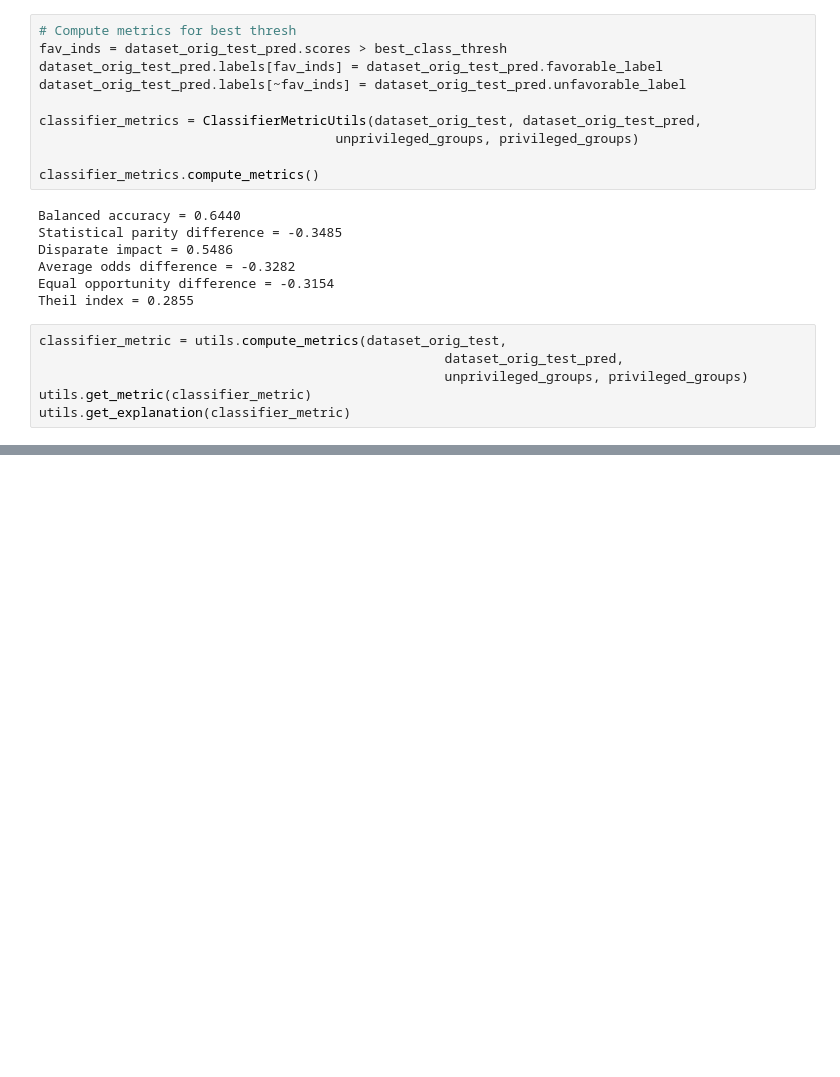
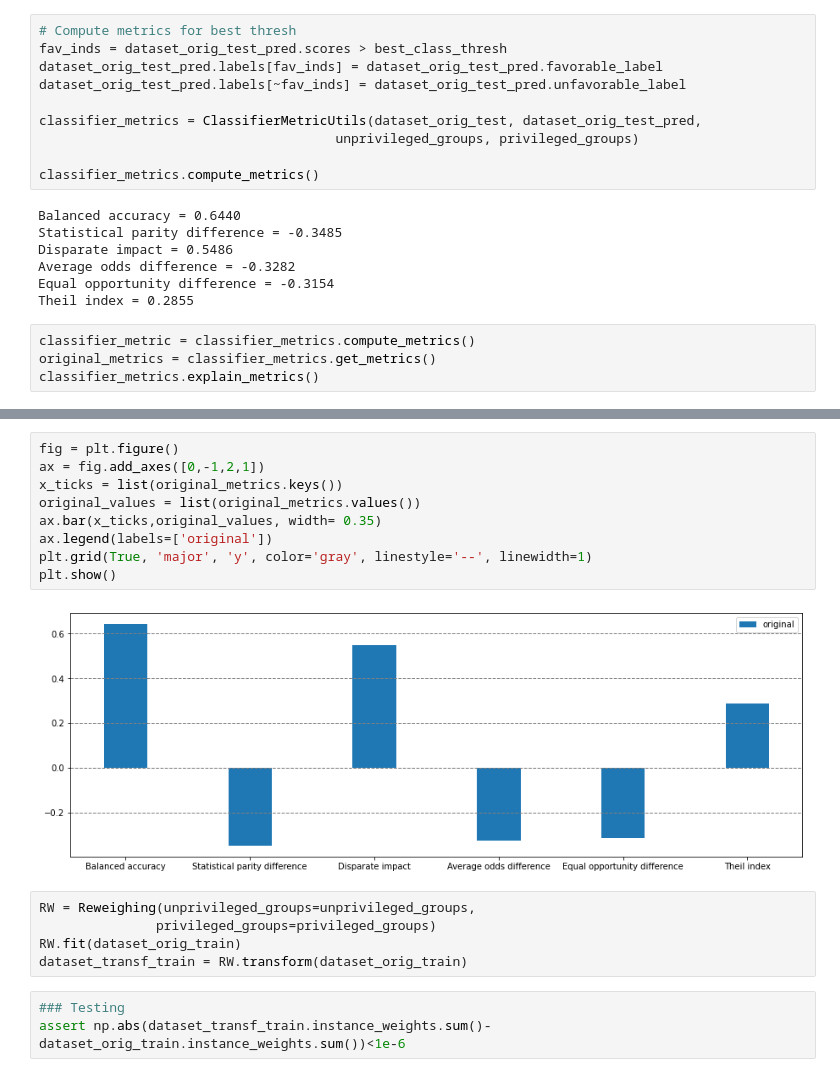
Before and after one commit to AlexanderZellner/aiFora, a Jupyter notebook: notebooks/compas/lr_classifier.ipynb, the cells around one changed output, grey strips where cells are left out. Drawn from its saved outputs; the diff is of its cells as text; blank space fills up the shorter version.

Commit message:
add plots

```diff
--- a/notebooks/compas/lr_classifier.ipynb
+++ b/notebooks/compas/lr_classifier.ipynb
@@ -180,11 +167,9 @@ Average odds difference = -0.3282
 Equal opportunity difference = -0.3154
 Theil index = 0.2855
 # %%
-classifier_metric = utils.compute_metrics(dataset_orig_test,
-                                                    dataset_orig_test_pred,
-                                                    unprivileged_groups, privileged_groups)
-utils.get_metric(classifier_metric)
-utils.get_explanation(classifier_metric)
+classifier_metric = classifier_metrics.compute_metrics()
+original_metrics = classifier_metrics.get_metrics()
+classifier_metrics.explain_metrics()
 # %% [output]
 Balanced accuracy = 0.6440
 Statistical parity difference = -0.3485
@@ -195,0 +186,19 @@ AttributeError: module 'aif360.utils.common_utils' has no attribute 'get_metric'
+# %%
+fig = plt.figure()
+ax = fig.add_axes([0,-1,2,1])
+x_ticks = list(original_metrics.keys())
+original_values = list(original_metrics.values())
+ax.bar(x_ticks,original_values, width= 0.35)
+ax.legend(labels=['original'])
+plt.grid(True, 'major', 'y', color='gray', linestyle='--', linewidth=1)
+plt.show()
+# %% [output]
+[figure, added]
+# %%
+RW = Reweighing(unprivileged_groups=unprivileged_groups,
+               privileged_groups=privileged_groups)
+RW.fit(dataset_orig_train)
+dataset_transf_train = RW.transform(dataset_orig_train)
+# %%
+### Testing
+assert np.abs(dataset_transf_train.instance_weights.sum()-dataset_orig_train.instance_weights.sum())<1e-6
```
Also changed, not shown: parts of 8 cells of this notebook.
